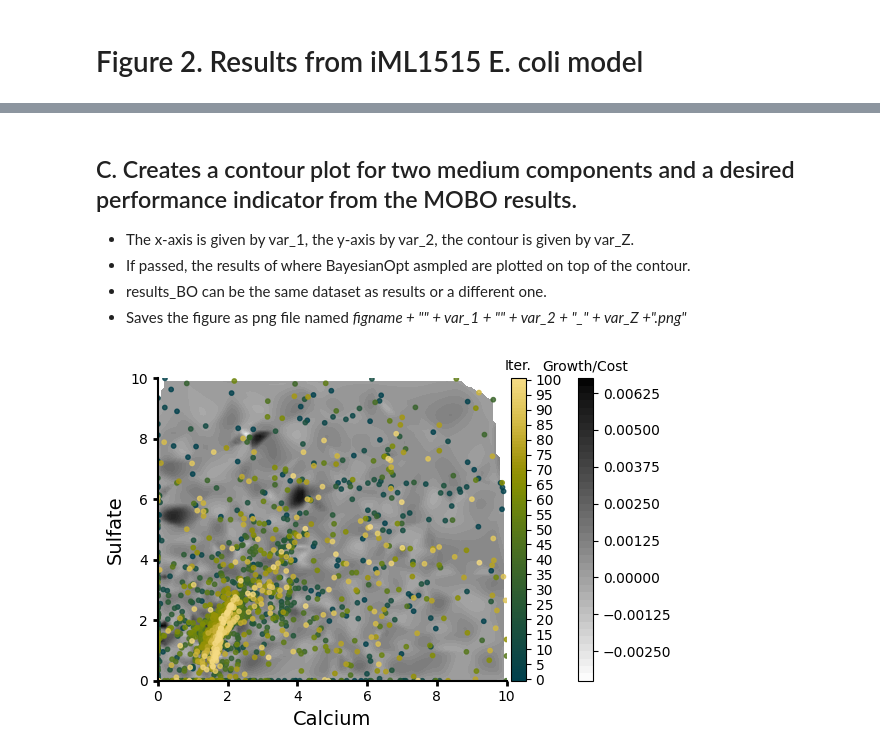
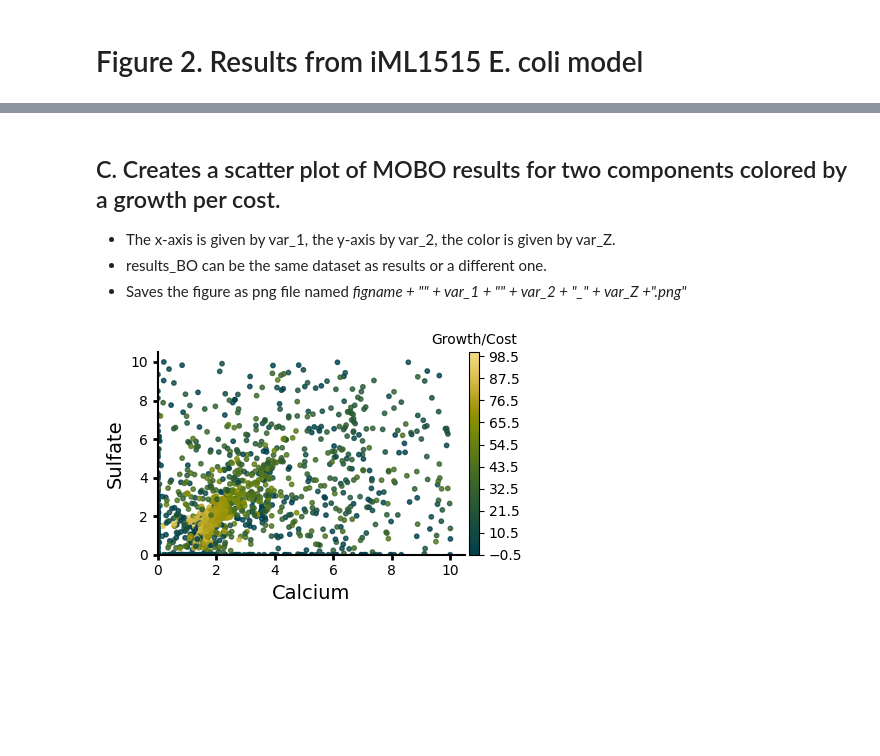
Before and after one commit to cjmerzbacher/mobo-medium-conditions, a Jupyter notebook: analysis/fig2.ipynb, the cells around one changed output, grey strips where cells are left out. Drawn from its saved outputs; the diff is of its cells as text; code cells hidden in the pictures; blank space fills up the shorter version.

```diff
--- a/analysis/fig2.ipynb
+++ b/analysis/fig2.ipynb
@@ -197,7 +199,6 @@ See the caveats in the documentation: https://pandas.pydata.org/pandas-docs/stab
 # %% [markdown]
-## C. Creates a contour plot for two medium components and a desired performance indicator from the MOBO results.
-* The x-axis is given by var_1, the y-axis by var_2, the contour is given by var_Z.
-* If passed, the results of where BayesianOpt asmpled are plotted on top of the contour.
+## C. Creates a scatter plot of MOBO results for two components colored by a growth per cost.
+* The x-axis is given by var_1, the y-axis by var_2, the color is given by var_Z.
 * results_BO can be the same dataset as results or a different one.
 * Saves the figure as png file named *figname + "_" + var_1 + "_" + var_2 + "_" + var_Z +".png"*
 # %%
@@ -215,23 +216,9 @@ Y = data[var_2]
 # Z (the contour) is Growth per Cost or Cost or Growth
 Z = data["growth_per_cost"]
 
-
-# Create a grid of X and Y values
-xi = np.linspace(X.min(), X.max(), 100)
-yi = np.linspace(Y.min(), Y.max(), 100)
-# Interpolate Z values onto the grid (linearly)
-zi = griddata((X, Y), Z, (xi[None, :], yi[:, None]), method = "cubic")
-
 # Create figure and axis
-fig, axes = plt.subplots(figsize = (6, 4))
-# Plot the contour
-contour = axes.contourf(xi, yi, zi, levels = levels, cmap = cmaps.grayc)
-
-cbar = fig.colorbar(contour, pad = 0.01)
-cbar.ax.set_title("Growth/Cost", fontsize = 10)
-cbar.ax.tick_params(which = "minor", size = 0) # turn off minor ticks
-
-
+sf = 0.75
+fig, axes = plt.subplots(figsize = (6*sf, 4*sf))
 """
 INSERT PLOTTING THE DATA POINTS
 """
@@ -262,39 +249,40 @@ norm = mcolors.BoundaryNorm(boundaries, cmap.N)
 
 sc = axes.scatter(
     x = data[var_1], y = data[var_2],
-    c = point_colours, alpha = 0.8, s = 10, label = "BO Samples"
+    c = data["growth_per_cost"], alpha = 0.8, s = 10, label = "BO Samples", cmap = cmaps.bamako
 )
 
     # Add the color bar & define ticks
 tick_positions_BO = np.arange(0, n_batch + 1, 5)
 sm = cm.ScalarMappable(cmap = cmap, norm = norm)
-cbar_BO = fig.colorbar(sm, ax = axes,
-                        ticks = tick_positions_BO, pad = 0.01)
-cbar_BO.ax.set_title("Iter.", fontsize = 10)
+cbar_BO = fig.colorbar(sm, ax = axes, pad = 0.01)
+cbar_BO.ax.set_title("Growth/Cost", fontsize = 10)
 cbar_BO.ax.tick_params(which = 'minor', size = 0) # turn off minor ticks at colour boundaries
 
 
 # axes
+axes.set_ylim(0, Y.max() * 1.05)
+axes.set_xlim(0, X.max() * 1.05)
 axes.set_xlabel(var_1_name, fontsize = 14)
 axes.set_ylabel(var_2_name, fontsize = 14)
 axes.xaxis.set_tick_params(width = 2, labelsize = 10)
 axes.yaxis.set_tick_params(width = 2, labelsize = 10)
 axes.spines["top"].set_visible(False)
 axes.spines["right"].set_visible(False)
 axes.spines["bottom"].set_linewidth(1.5)
 axes.spines["left"].set_linewidth(1.5)
 
 # Display the legend
 # axes.legend()
 
 # Show the plot
 fig.tight_layout()
 plt.show()
 
 # fig.set_size_inches(9, 7)  # Consistent physical size in inches
 fig.savefig(
     "../figs/Figure2C.png",
     dpi = 300, bbox_inches = None)
 plt.close(fig)
 # %% [output]
-[figure, old version]
+[figure, new version]
```
Also changed, not shown: parts of 6 cells of this notebook, 6 other files.
